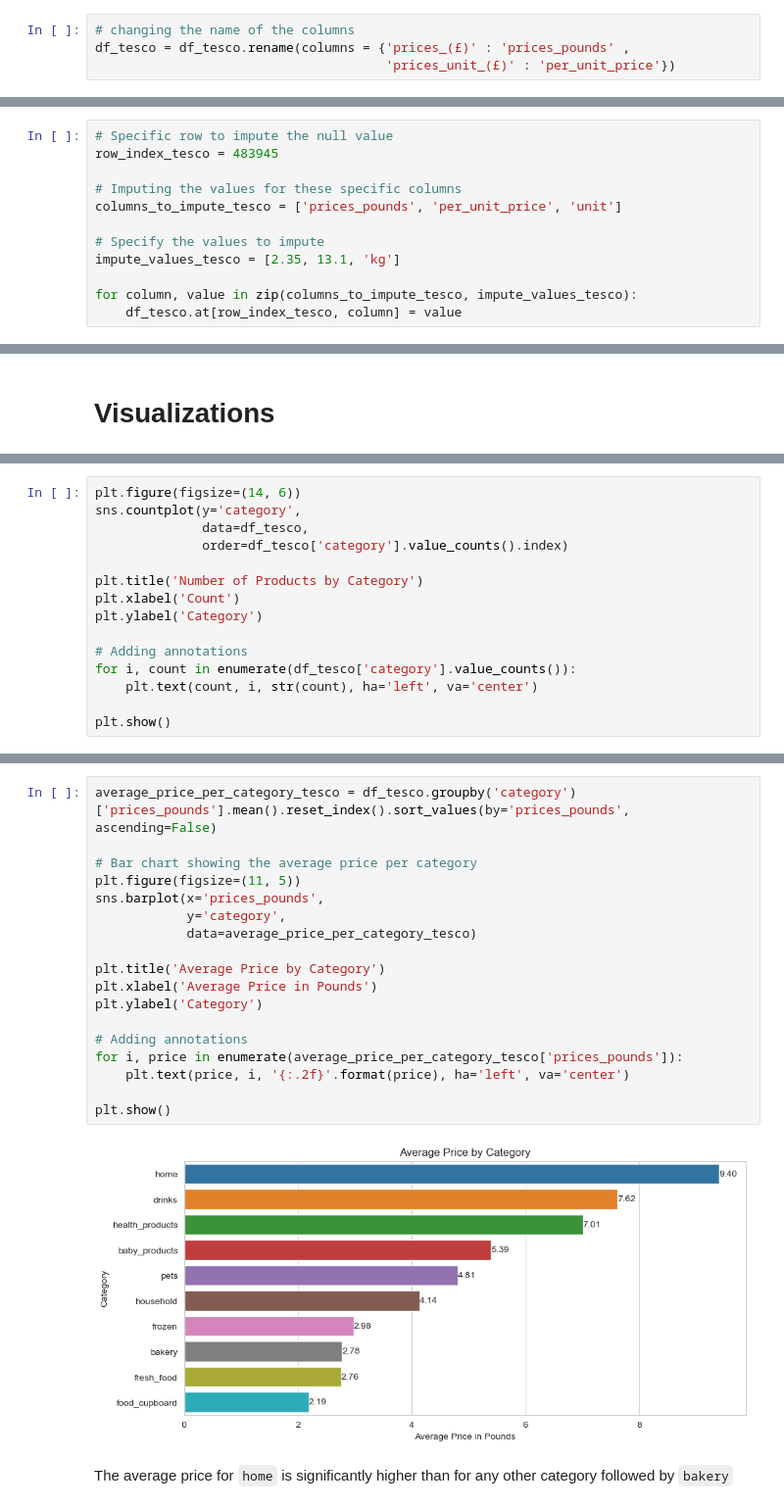
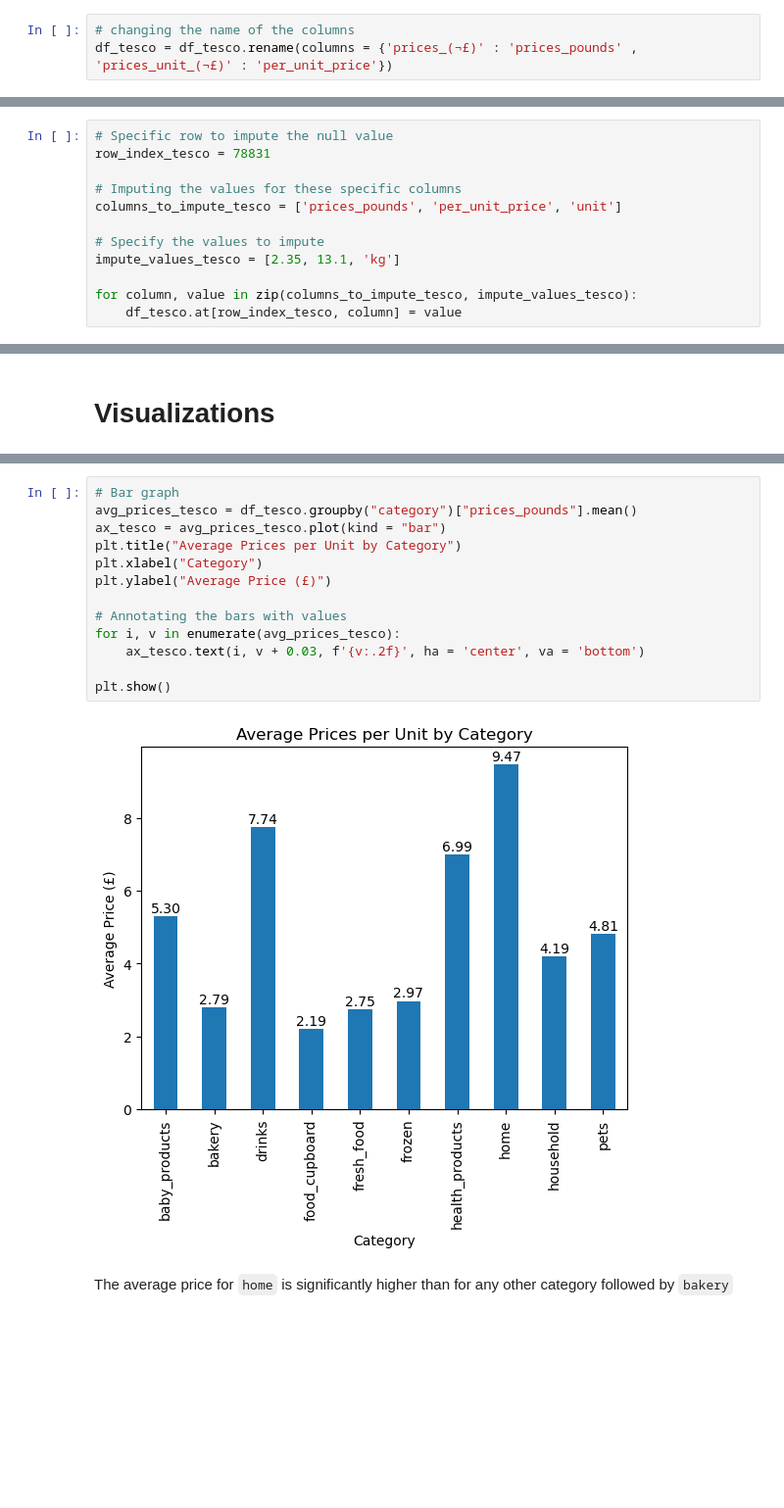
Before and after one commit to purvij07/Revenue-Prediction-Customer-Analytics-for-Supermarket-Data, a Jupyter notebook: code/Tesco_dataset.ipynb, the cells around one changed output, grey strips where cells are left out. Shown at 98% size. Drawn from its saved outputs; the diff is of its cells as text; blank space fills up the shorter version.

```diff
--- a/code/Tesco_dataset.ipynb
+++ b/code/Tesco_dataset.ipynb
@@ -27,8 +22,7 @@ df_tesco.head()
 # Modifying the column names and changing the format of the date column
 # %%
 # changing the name of the columns
-df_tesco = df_tesco.rename(columns = {'prices_(£)' : 'prices_pounds' ,
-                                      'prices_unit_(£)' : 'per_unit_price'})
+df_tesco = df_tesco.rename(columns = {'prices_(¬£)' : 'prices_pounds' , 'prices_unit_(¬£)' : 'per_unit_price'})
 # %%
 # Correcting data types: Convert the 'date' column to datetime format
 df_tesco['date'] = pd.to_datetime(df_tesco['date'], format='%Y%m%d')
@@ -126,7 +120,7 @@ print(rows_starting_with_twix)
 ## Imputing the null value
 # %%
 # Specific row to impute the null value
-row_index_tesco = 483945
+row_index_tesco = 78831
 
 # Imputing the values for these specific columns
 columns_to_impute_tesco = ['prices_pounds', 'per_unit_price', 'unit']
@@ -210,15 +151,0 @@ plt.show()
-# %%
-plt.figure(figsize=(14, 6))
-sns.countplot(y='category',
-              data=df_tesco,
-              order=df_tesco['category'].value_counts().index)
-
-plt.title('Number of Products by Category')
-plt.xlabel('Count')
-plt.ylabel('Category')
-
-# Adding annotations
-for i, count in enumerate(df_tesco['category'].value_counts()):
-    plt.text(count, i, str(count), ha='left', va='center')
-
-plt.show()
@@ -229,22 +154,17 @@ plt.show()
 # %%
-average_price_per_category_tesco = df_tesco.groupby('category')['prices_pounds'].mean().reset_index().sort_values(by='prices_pounds', ascending=False)
+# Bar graph
+avg_prices_tesco = df_tesco.groupby("category")["prices_pounds"].mean()
+ax_tesco = avg_prices_tesco.plot(kind = "bar")
+plt.title("Average Prices per Unit by Category")
+plt.xlabel("Category")
+plt.ylabel("Average Price (£)")
 
-# Bar chart showing the average price per category
-plt.figure(figsize=(11, 5))
-sns.barplot(x='prices_pounds',
-            y='category',
-            data=average_price_per_category_tesco)
-
-plt.title('Average Price by Category')
-plt.xlabel('Average Price in Pounds')
-plt.ylabel('Category')
-
-# Adding annotations
-for i, price in enumerate(average_price_per_category_tesco['prices_pounds']):
-    plt.text(price, i, '{:.2f}'.format(price), ha='left', va='center')
+# Annotating the bars with values
+for i, v in enumerate(avg_prices_tesco):
+    ax_tesco.text(i, v + 0.03, f'{v:.2f}', ha = 'center', va = 'bottom')
 
 plt.show()
 # %% [output]
-[figure, old version]
+[figure, new version]
 # %% [markdown]
 The average price for `home` is significantly higher than for any other category followed by `bakery`
```
Also changed, not shown: parts of 36 cells of this notebook, 10 other files.
